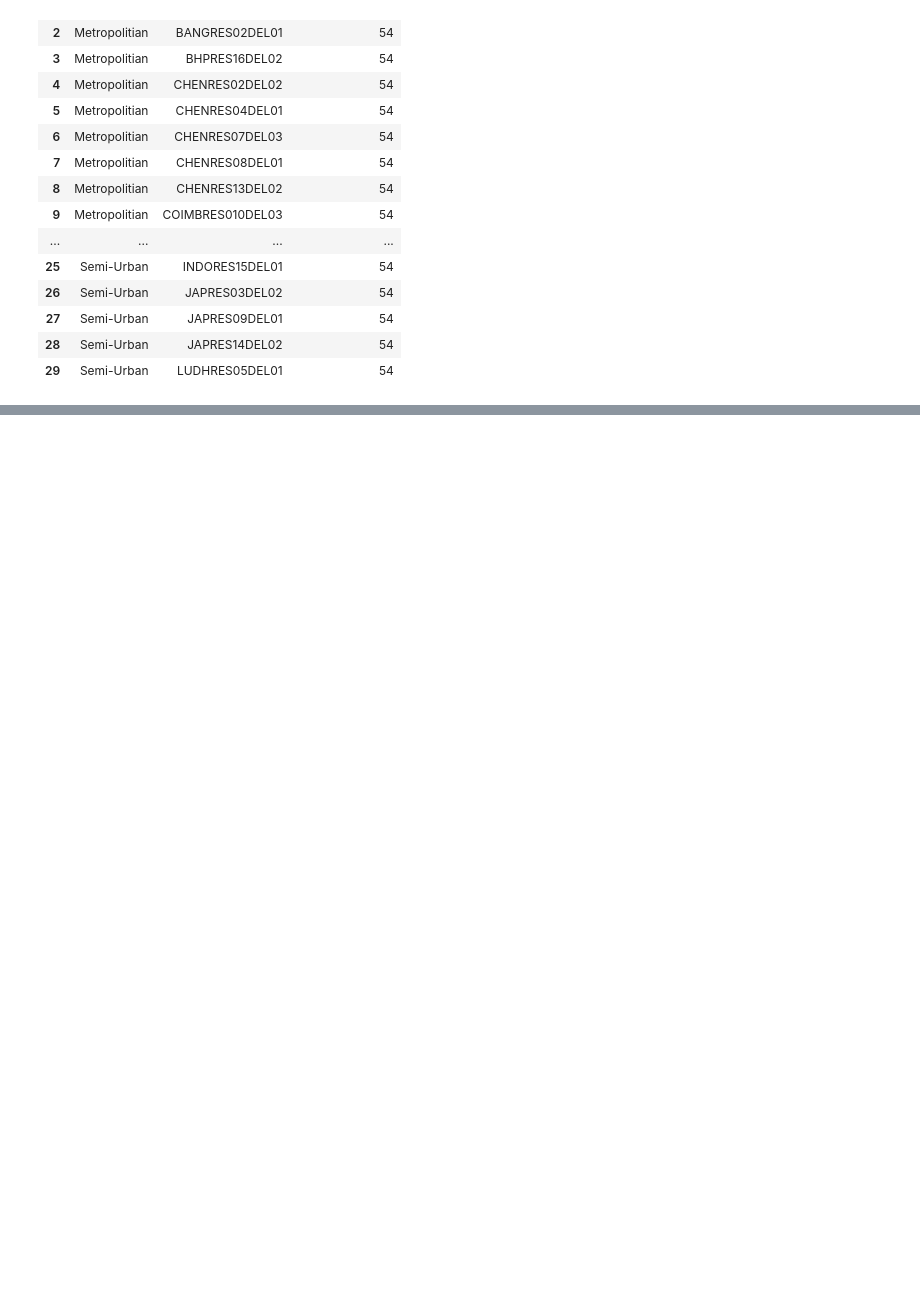
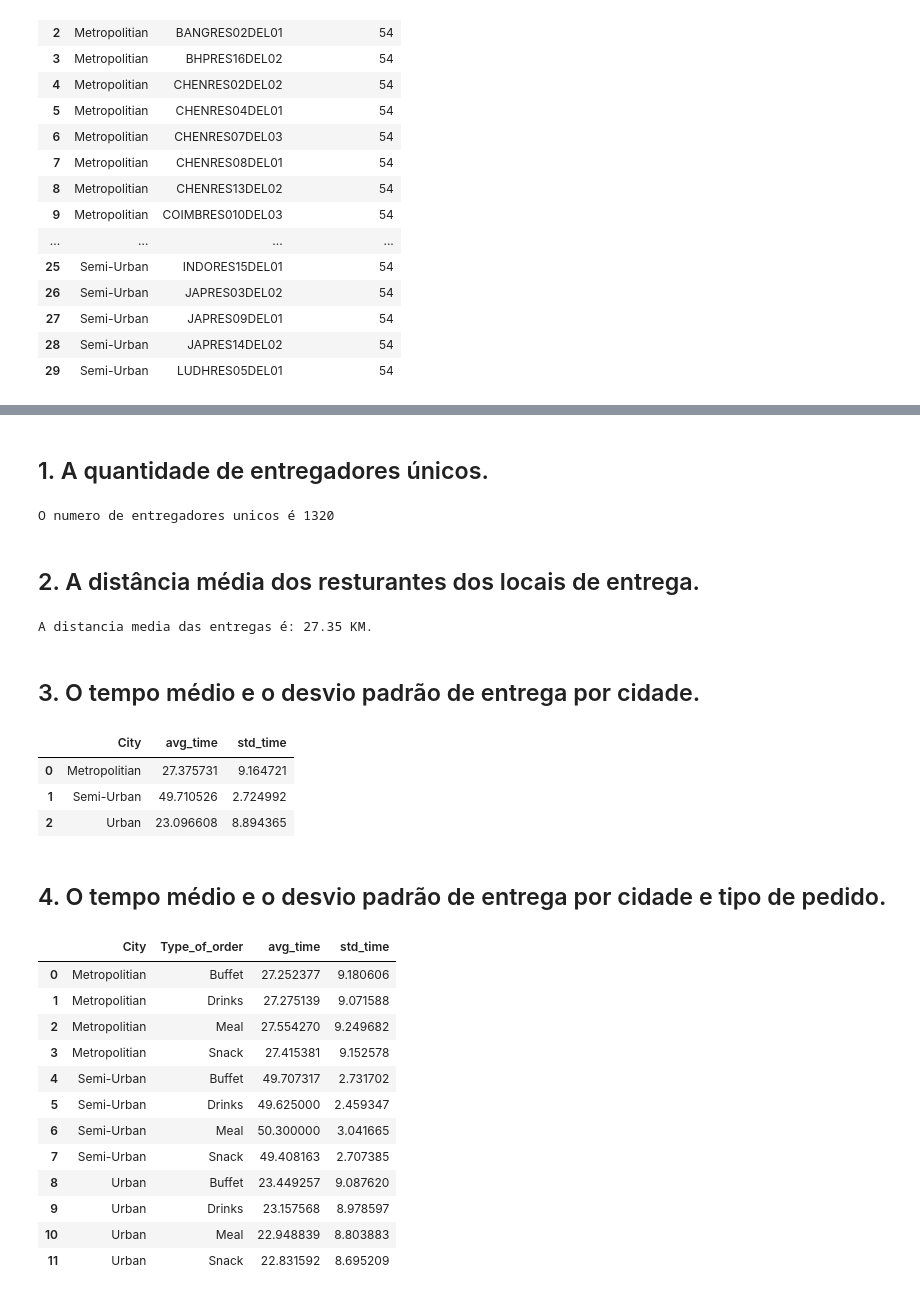
Before and after one commit to douglasaturnino/cury_company, a Jupyter notebook: notebook/transformação.ipynb, the cells around one changed output, grey strips where cells are left out. Cells and saved outputs as stored; diff of their text form; code cells hidden in the pictures; blank space fills up the shorter version.

Commit message:
adicionado visão Restaurantes

```diff
--- a/notebook/transformação.ipynb
+++ b/notebook/transformação.ipynb
@@ -54,10 +55,12 @@ df1.loc[:, 'Road_traffic_density'] = df1.loc[:, 'Road_traffic_density'].str.stri
 df1.loc[:, 'Type_of_order'] = df1.loc[:, 'Type_of_order'].str.strip()
 df1.loc[:, 'Type_of_vehicle'] = df1.loc[:, 'Type_of_vehicle'].str.strip()
 df1.loc[:, 'City'] = df1.loc[:, 'City'].str.strip()
+df1.loc[:, 'Festival'] = df1.loc[:, 'Festival'].str.strip()
 
 # 6. Removend do NaN
 df1 = df1.loc[df1['Road_traffic_density'] != 'NaN', :].copy()
 df1 = df1.loc[df1['City'] != 'NaN', :].copy()
+df1 = df1.loc[df1['Festival'] != 'NaN ', :].copy()
 
 # 7. Limpando a coluna de time taken
 df1['Time_taken(min)'] = df1['Time_taken(min)'].apply(lambda x: x.split('(min) ')[1])
@@ -258,0 +266,58 @@ df3
+# %% [markdown]
+## 1. A quantidade de entregadores únicos.
+# %%
+devery_unique = len(df1.loc[:, 'Delivery_person_ID'].unique())
+print("O numero de entregadores unicos é {}".format(devery_unique))
+# %% [output]
+O numero de entregadores unicos é 1320
+# %% [markdown]
+## 2. A distância média dos resturantes dos locais de entrega.
+# %%
+cols = ['Restaurant_latitude','Restaurant_longitude', 'Delivery_location_latitude', 'Delivery_location_longitude' ]
+df1['distance'] = df1.loc[:, cols].apply(lambda x:
+                                        haversine(
+                                            (x['Restaurant_latitude'], x['Restaurant_longitude']),
+                                            (x['Delivery_location_latitude'], x['Delivery_location_longitude'])
+                                        ),axis=1)
+avg_distance = df1['distance'].mean()
+
+print('A distancia media das entregas é: {:.2f} KM.'.format(avg_distance))
+# %% [output]
+A distancia media das entregas é: 27.35 KM.
+# %% [markdown]
+## 3. O tempo médio e o desvio padrão de entrega por cidade.
+# %%
+cols = ['City','Time_taken(min)']
+df_aux = df1.loc[:, cols].groupby('City').agg({'Time_taken(min)':['mean','std']})
+df_aux.columns = ['avg_time', 'std_time']
+
+df_aux = df_aux.reset_index()
+df_aux
+# %% [output]
+|  | City | avg_time | std_time |
+| 0 | Metropolitian | 27.375731 | 9.164721 |
+| 1 | Semi-Urban | 49.710526 | 2.724992 |
+| 2 | Urban | 23.096608 | 8.894365 |
+# %% [markdown]
+## 4. O tempo médio e o desvio padrão de entrega por cidade e tipo de pedido.
+# %%
+cols = ['City','Time_taken(min)', 'Type_of_order']
+df_aux = df1.loc[:, cols].groupby(['City', 'Type_of_order']).agg({'Time_taken(min)':['mean','std']})
+df_aux.columns = ['avg_time', 'std_time']
+
+df_aux = df_aux.reset_index()
+df_aux
+# %% [output]
+|  | City | Type_of_order | avg_time | std_time |
+| 0 | Metropolitian | Buffet | 27.252377 | 9.180606 |
+| 1 | Metropolitian | Drinks | 27.275139 | 9.071588 |
+| 2 | Metropolitian | Meal | 27.554270 | 9.249682 |
+| 3 | Metropolitian | Snack | 27.415381 | 9.152578 |
+| 4 | Semi-Urban | Buffet | 49.707317 | 2.731702 |
+| 5 | Semi-Urban | Drinks | 49.625000 | 2.459347 |
+| 6 | Semi-Urban | Meal | 50.300000 | 3.041665 |
+| 7 | Semi-Urban | Snack | 49.408163 | 2.707385 |
+| 8 | Urban | Buffet | 23.449257 | 9.087620 |
+| 9 | Urban | Drinks | 23.157568 | 8.978597 |
+| 10 | Urban | Meal | 22.948839 | 8.803883 |
+| 11 | Urban | Snack | 22.831592 | 8.695209 |
```
Also changed, not shown: parts of 7 cells of this notebook.
